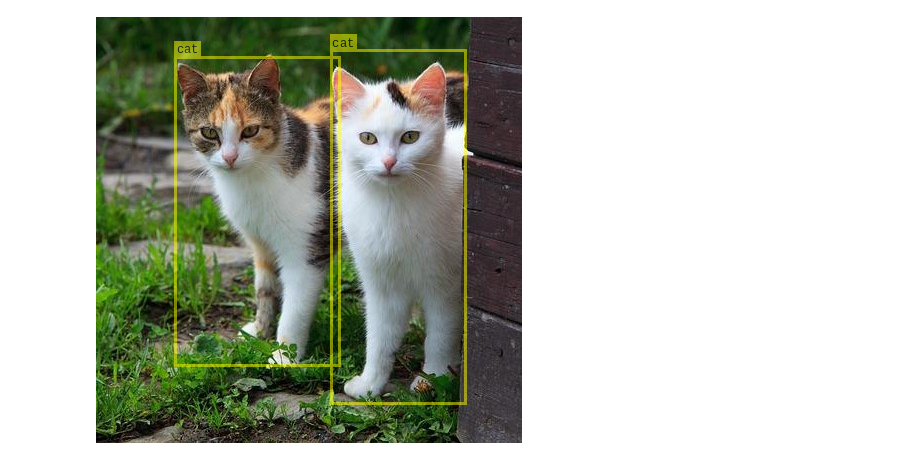
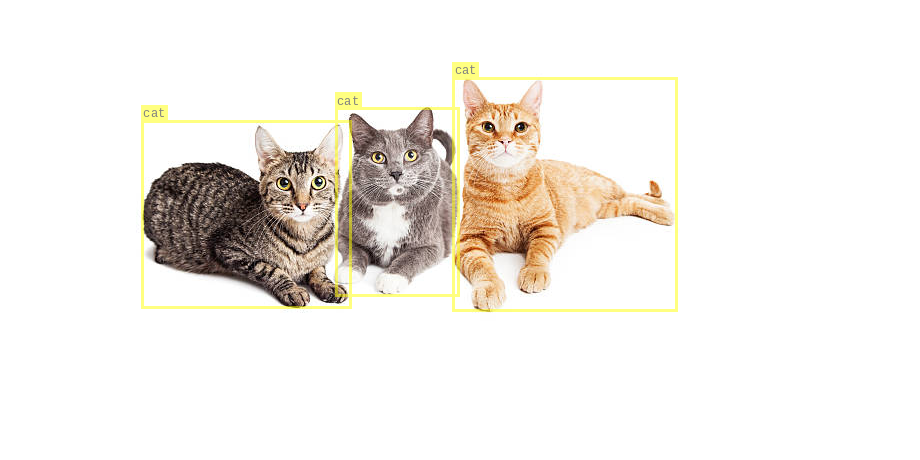
Before and after one commit to DeGirum/PySDKExamples, a Jupyter notebook: UltralyticsObjectDetectionImage.ipynb, the cells around one changed output. Cells and saved outputs as stored; diff of their text form; code cells hidden in the pictures; blank space fills up the shorter version.

```diff
--- a/UltralyticsObjectDetectionImage.ipynb
+++ b/UltralyticsObjectDetectionImage.ipynb
@@ -1,11 +4,11 @@
 # %%
 import degirum as dg
-zoo = dg.connect(dg.CLOUD, zoo_url="https://cs.degirum.com/degirum/ultralytics", token="<insert token here>")
+zoo = dg.connect(dg.CLOUD, zoo_url="https://cs.degirum.com/degirum/ultralytics", token="dg_XYDyyoyqYbq9mXNMkuxFDuQueedWmfRub58Wa")
 model = zoo.load_model("yolov8n_silu_coco--640x640_quant_tflite_edgetpu_1")
-res = model("./images/TwoCats.jpg")
+res = model("ThreeCats.jpg")
 res.image_overlay
 # %% [output]
-[figure, old version]
+[figure, new version]
 # %%
 zoo.list_models()
 # %% [output]
```
Also changed, not shown: parts of 1 cell of this notebook.
